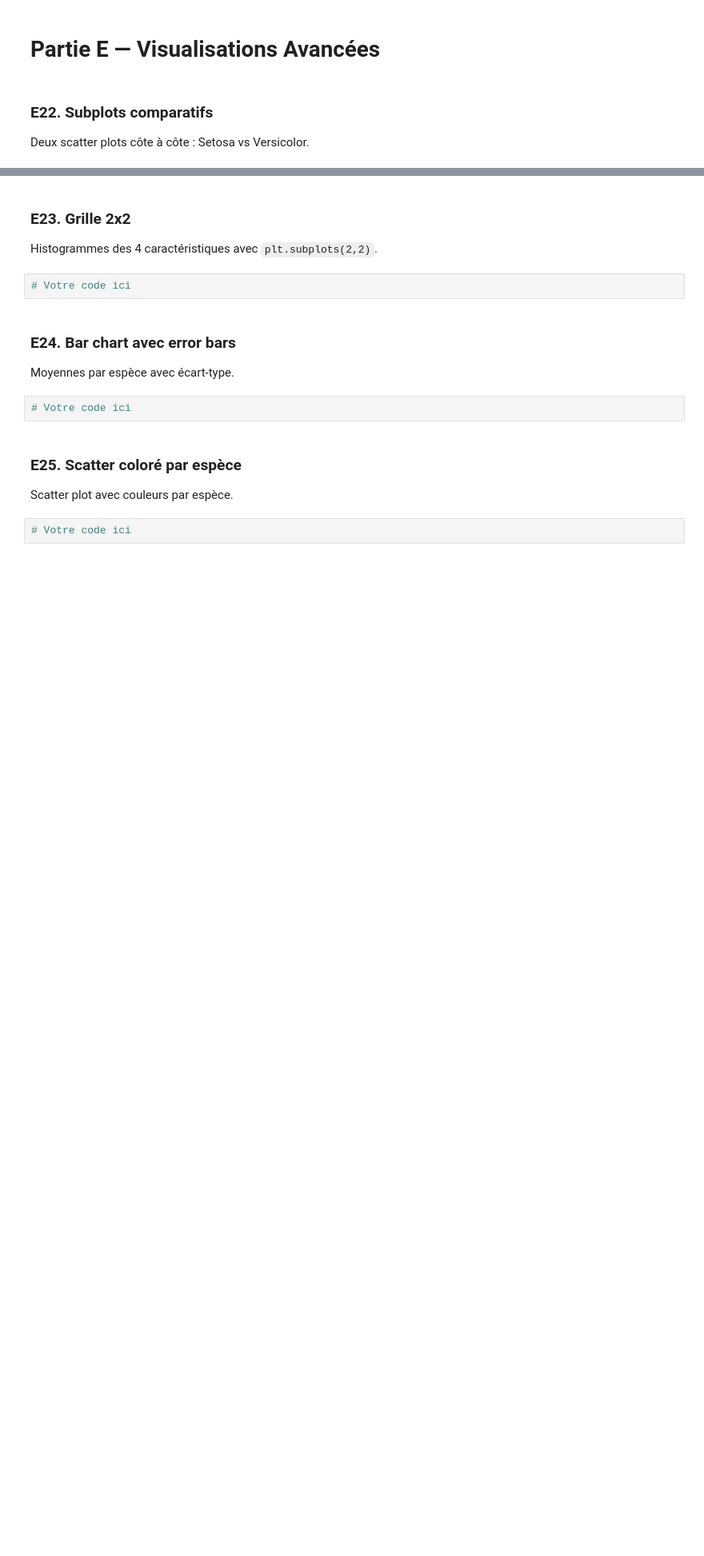
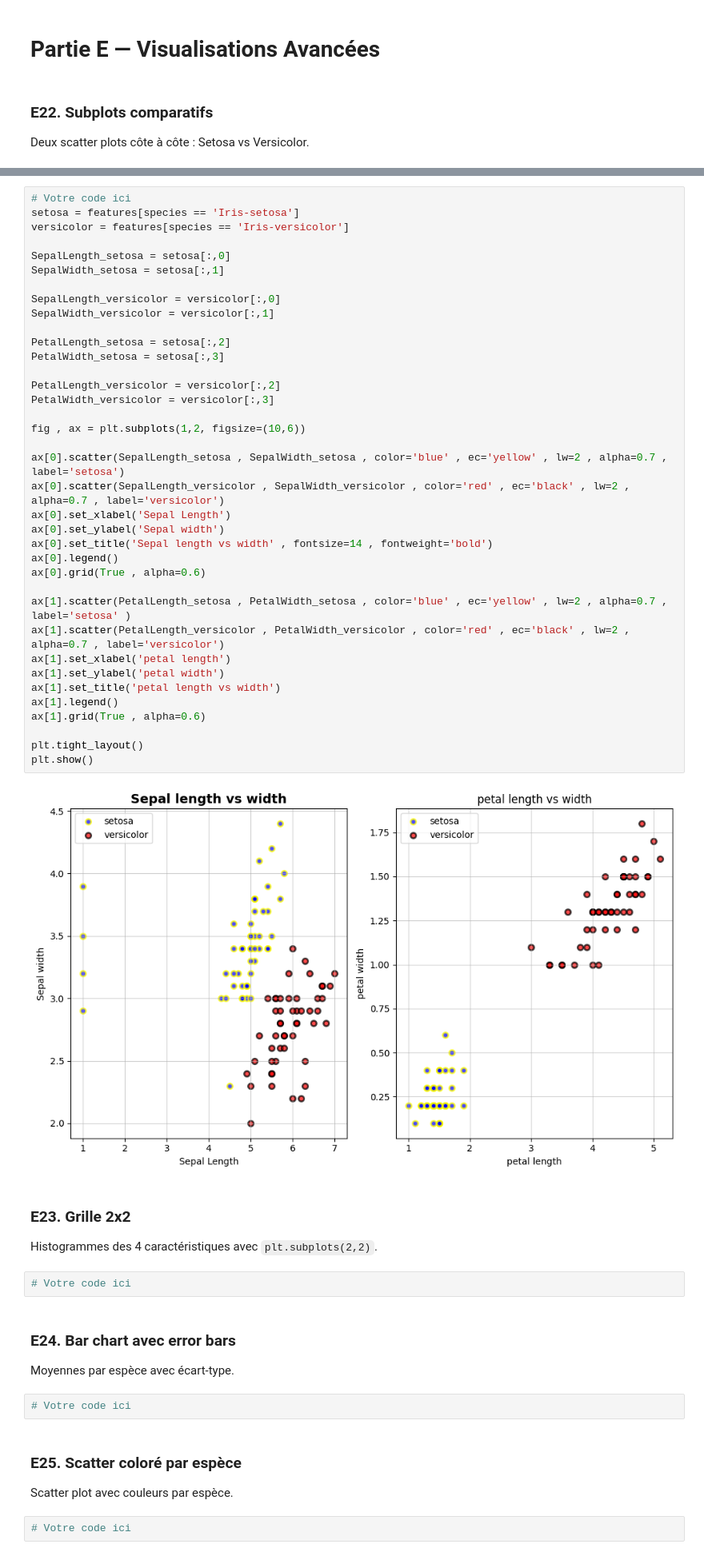
Before and after one commit to USMS-FPK-IA-GI-2025/controle-01-numpy-and-matplotlib-iris-YoussefDIDI79, a Jupyter notebook: notebooks/controle_numpy_matplotlib.ipynb, the cells around one changed output, grey strips where cells are left out. Shown: that part at 80% size. Cells and saved outputs as stored; diff of their text form; blank space fills up the shorter version.

```diff
--- a/notebooks/controle_numpy_matplotlib.ipynb
+++ b/notebooks/controle_numpy_matplotlib.ipynb
@@ -371,3 +387,42 @@ Deux scatter plots côte à côte : Setosa vs Versicolor.
+# %%
+# Votre code ici
+setosa = features[species == 'Iris-setosa']
+versicolor = features[species == 'Iris-versicolor']
+
+SepalLength_setosa = setosa[:,0]
+SepalWidth_setosa = setosa[:,1]
+
+SepalLength_versicolor = versicolor[:,0]
+SepalWidth_versicolor = versicolor[:,1]
+
+PetalLength_setosa = setosa[:,2]
+PetalWidth_setosa = setosa[:,3]
+
+PetalLength_versicolor = versicolor[:,2]
+PetalWidth_versicolor = versicolor[:,3]
+
+fig , ax = plt.subplots(1,2, figsize=(10,6))
+
+ax[0].scatter(SepalLength_setosa , SepalWidth_setosa , color='blue' , ec='yellow' , lw=2 , alpha=0.7 , label='setosa')
+ax[0].scatter(SepalLength_versicolor , SepalWidth_versicolor , color='red' , ec='black' , lw=2 , alpha=0.7 , label='versicolor')
+ax[0].set_xlabel('Sepal Length')
+ax[0].set_ylabel('Sepal width')
+ax[0].set_title('Sepal length vs width' , fontsize=14 , fontweight='bold')
+ax[0].legend()
+ax[0].grid(True , alpha=0.6)
+
+ax[1].scatter(PetalLength_setosa , PetalWidth_setosa , color='blue' , ec='yellow' , lw=2 , alpha=0.7 , label='setosa' )
+ax[1].scatter(PetalLength_versicolor , PetalWidth_versicolor , color='red' , ec='black' , lw=2 , alpha=0.7 , label='versicolor')
+ax[1].set_xlabel('petal length')
+ax[1].set_ylabel('petal width')
+ax[1].set_title('petal length vs width')
+ax[1].legend()
+ax[1].grid(True , alpha=0.6)
+
+plt.tight_layout()
+plt.show()
+# %% [output]
+[figure, added]
 # %% [markdown]
 ### E23. Grille 2x2
 Histogrammes des 4 caractéristiques avec `plt.subplots(2,2)`.
```
Also changed, not shown: parts of 4 cells of this notebook.
